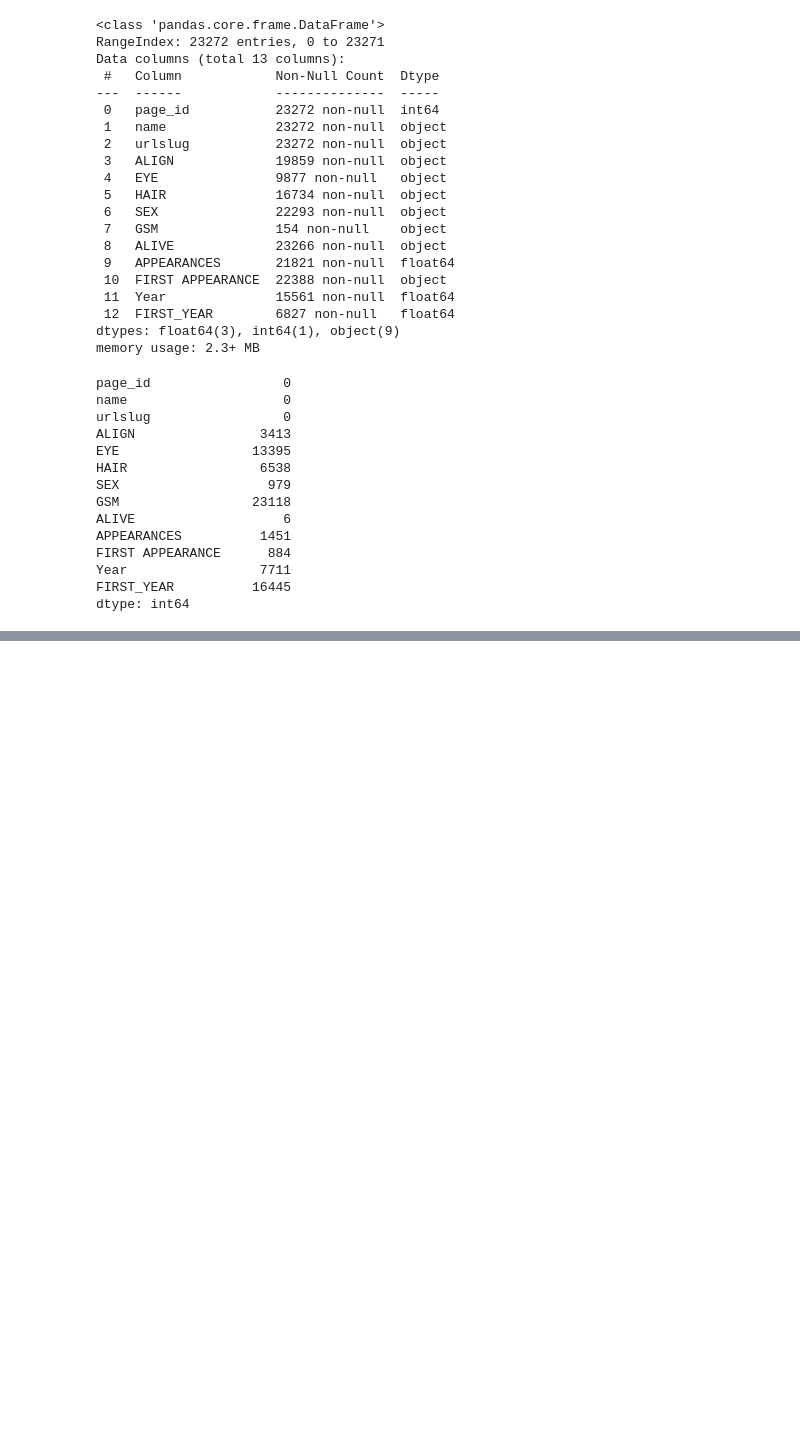
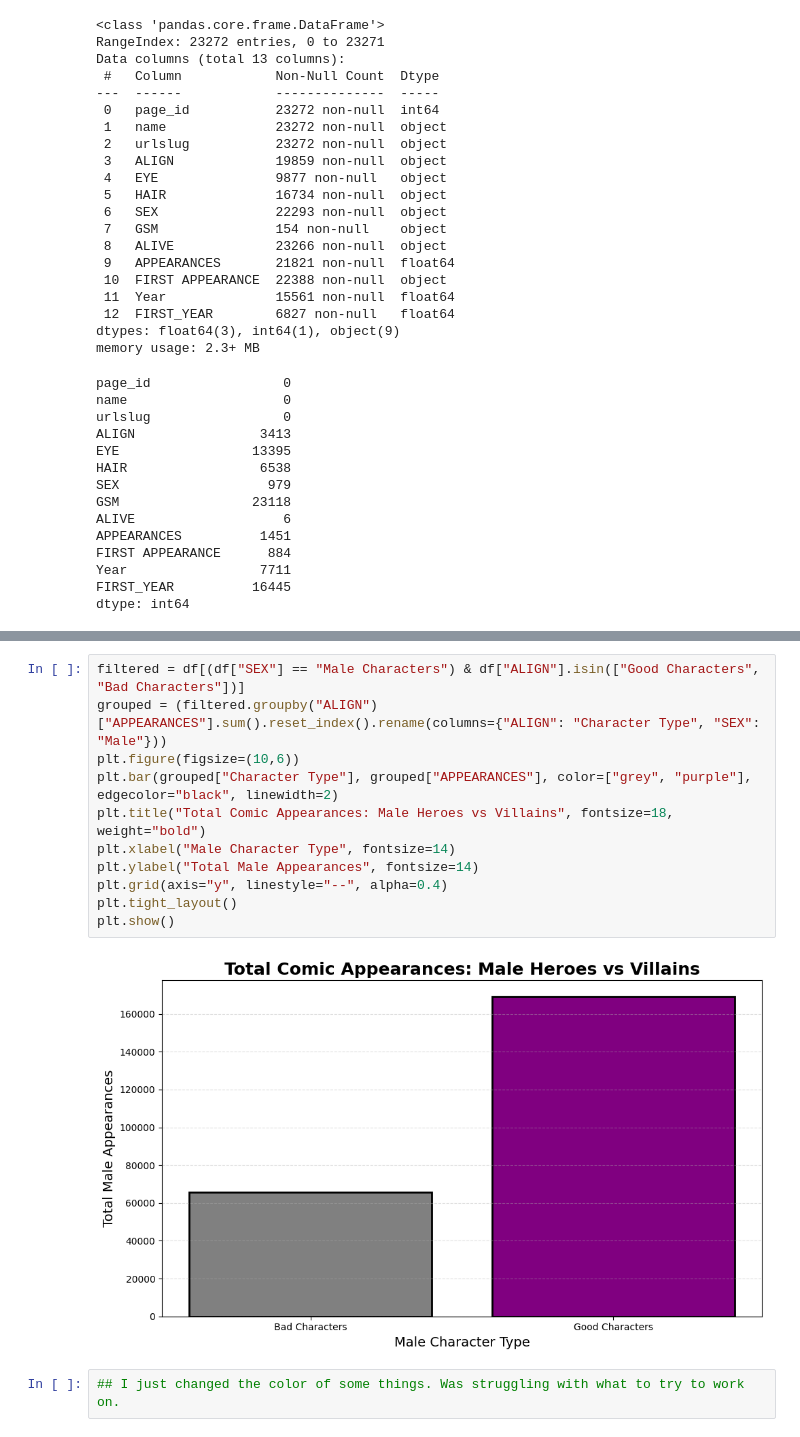
Before and after one commit to Ryanohmm/Data_work, a Jupyter notebook: data.ipynb, the cells around one changed output, grey strips where cells are left out. Cells and saved outputs as stored; diff of their text form; blank space fills up the shorter version.

```diff
--- a/data.ipynb
+++ b/data.ipynb
@@ -262,0 +480,15 @@ dtype: int64
+# %%
+filtered = df[(df["SEX"] == "Male Characters") & df["ALIGN"].isin(["Good Characters", "Bad Characters"])]
+grouped = (filtered.groupby("ALIGN")["APPEARANCES"].sum().reset_index().rename(columns={"ALIGN": "Character Type", "SEX": "Male"}))
+plt.figure(figsize=(10,6))
+plt.bar(grouped["Character Type"], grouped["APPEARANCES"], color=["grey", "purple"], edgecolor="black", linewidth=2)
+plt.title("Total Comic Appearances: Male Heroes vs Villains", fontsize=18, weight="bold")
+plt.xlabel("Male Character Type", fontsize=14)
+plt.ylabel("Total Male Appearances", fontsize=14)
+plt.grid(axis="y", linestyle="--", alpha=0.4)
+plt.tight_layout()
+plt.show()
+# %% [output]
+[figure, added]
+# %%
+## I just changed the color of some things. Was struggling with what to try to work on.
```
Also changed, not shown: parts of 24 cells of this notebook, 1 other file.
